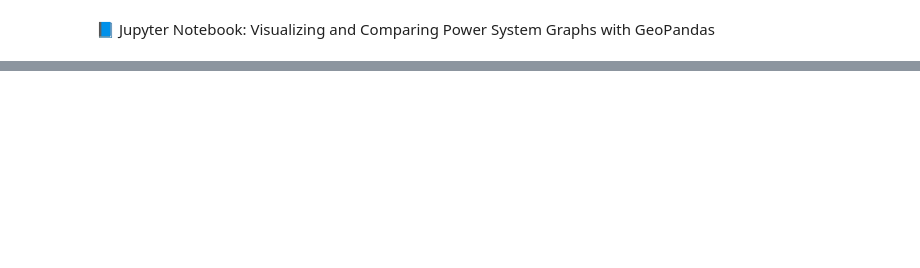
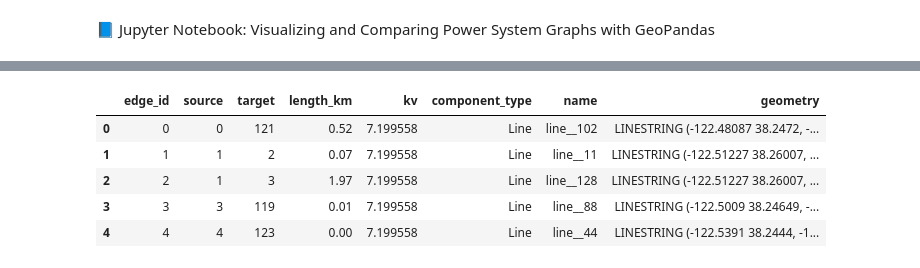
Before and after one commit to Grid-Atlas/grid-reducer, a Jupyter notebook: examples/explore_graph copy.ipynb, the cells around one changed output, grey strips where cells are left out. Saved outputs shown, nothing was run; the diff lists cells and outputs as text; code cells hidden in the pictures; blank space fills up the shorter version.

```diff
--- a/examples/explore_graph copy.ipynb
+++ b/examples/explore_graph copy.ipynb
@@ -64,0 +58,10 @@ gdf.explore(
+# %%
+# transform_coordinate=False, noise_level="none"
+gdf1.head()
+# %% [output]
+|  | edge_id | source | target | length_km | kv | component_type | name | geometry |
+| 0 | 0 | 0 | 121 | 0.52 | 7.199558 | Line | line__102 | LINESTRING (-122.48087 38.2472, -... |
+| 1 | 1 | 1 | 2 | 0.07 | 7.199558 | Line | line__11 | LINESTRING (-122.51227 38.26007, ... |
+| 2 | 2 | 1 | 3 | 1.97 | 7.199558 | Line | line__128 | LINESTRING (-122.51227 38.26007, ... |
+| 3 | 3 | 3 | 119 | 0.01 | 7.199558 | Line | line__88 | LINESTRING (-122.5009 38.24649, -... |
+| 4 | 4 | 4 | 123 | 0.00 | 7.199558 | Line | line__44 | LINESTRING (-122.5391 38.2444, -1... |
```
Also changed, not shown: parts of 14 cells of this notebook, 4 other files.
